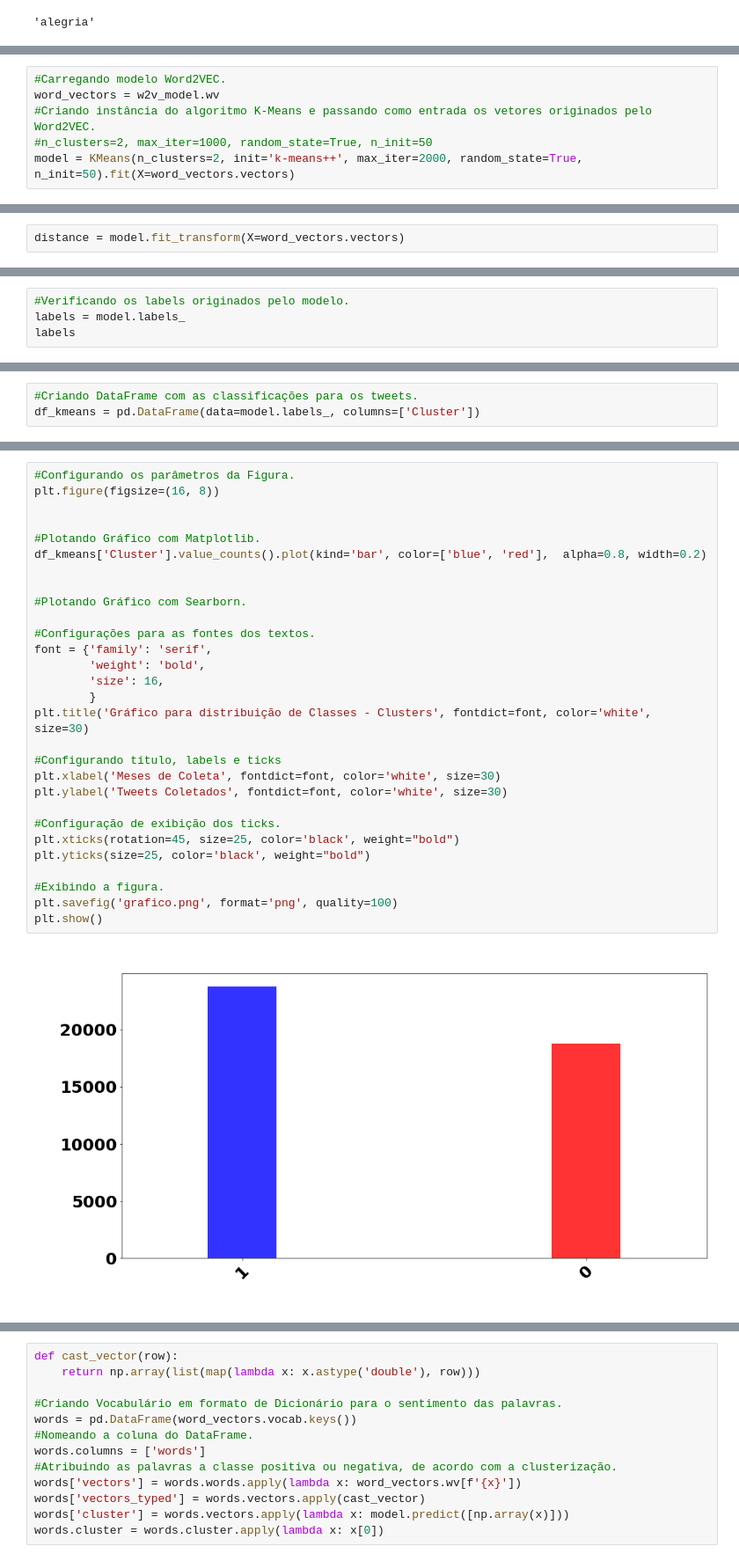
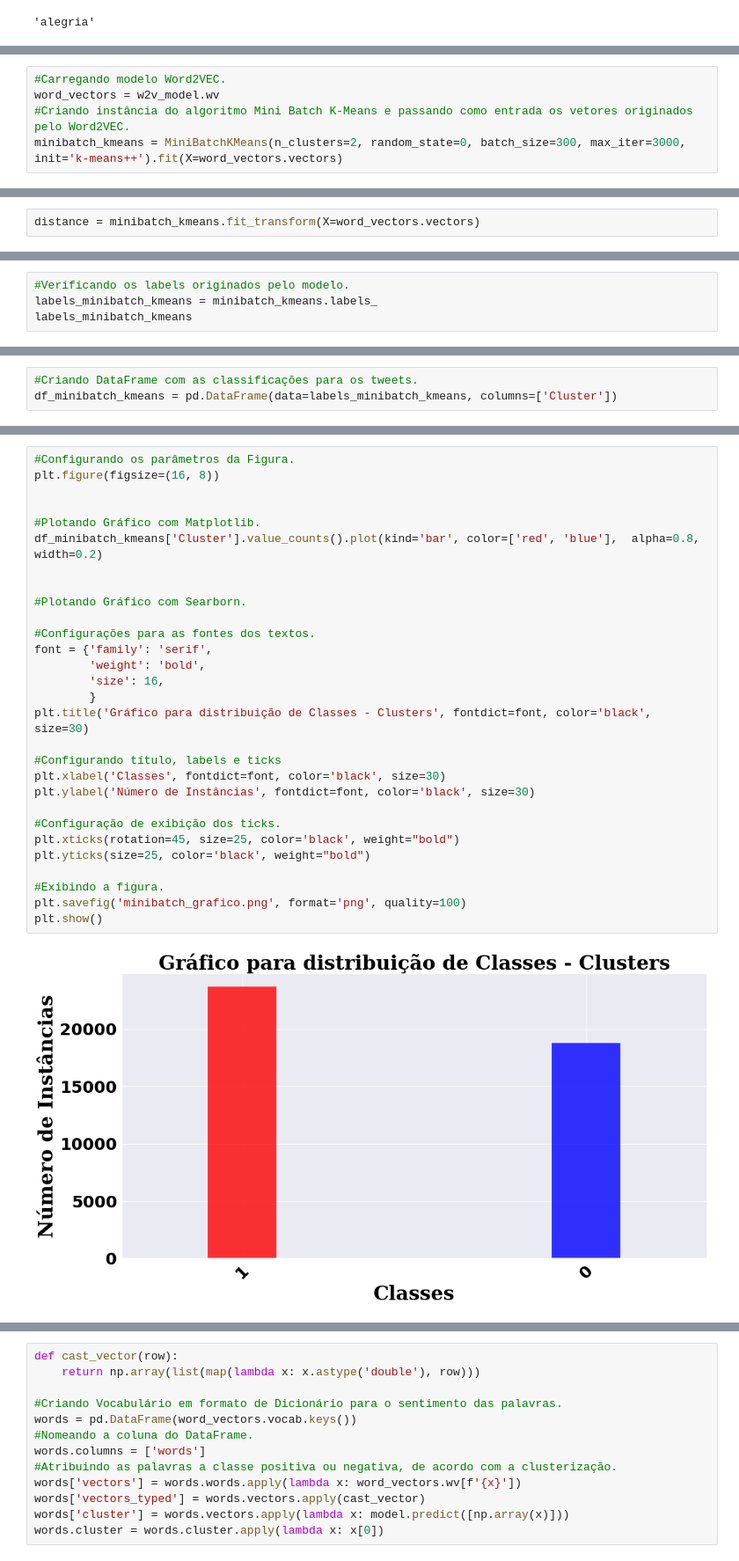
Before and after one commit to italolima04/monitoria-probabilidade-estatistica, a Jupyter notebook: Pesquisa-PID/Implementação-Algoritmos/Testes_Pesquisa.ipynb, the cells around one changed output, grey strips where cells are left out. Shown at 88% size. Saved outputs shown, nothing was run; the diff lists cells and outputs as text.

Commit message:
Inclusão do Algoritmo Mini Batch Kmeans + Implementação de métricas + Geração de gráficos comparativos

```diff
--- a/Pesquisa-PID/Implementação-Algoritmos/Testes_Pesquisa.ipynb
+++ b/Pesquisa-PID/Implementação-Algoritmos/Testes_Pesquisa.ipynb
@@ -495,6 +492,5 @@ from sklearn.cluster import KMeans
 # %%
 #Carregando modelo Word2VEC.
 word_vectors = w2v_model.wv
-#Criando instância do algoritmo K-Means e passando como entrada os vetores originados pelo Word2VEC.
-#n_clusters=2, max_iter=1000, random_state=True, n_init=50
-model = KMeans(n_clusters=2, init='k-means++', max_iter=2000, random_state=True, n_init=50).fit(X=word_vectors.vectors)
+#Criando instância do algoritmo Mini Batch K-Means e passando como entrada os vetores originados pelo Word2VEC.
+minibatch_kmeans = MiniBatchKMeans(n_clusters=2, random_state=0, batch_size=300, max_iter=3000, init='k-means++').fit(X=word_vectors.vectors)
@@ -541,5 +520,5 @@ array([[-2.05371510e-02,  1.75564587e-02,  6.80240244e-02,
 # %%
-distance = model.fit_transform(X=word_vectors.vectors)
+distance = minibatch_kmeans.fit_transform(X=word_vectors.vectors)
 # %%
 distance
 # %% [output]
@@ -556,6 +535,6 @@ len(model.labels_)
 42507
 # %%
 #Verificando os labels originados pelo modelo.
-labels = model.labels_
-labels
+labels_minibatch_kmeans = minibatch_kmeans.labels_
+labels_minibatch_kmeans
 # %% [output]
@@ -563,5 +542,5 @@ array([1, 1, 0, ..., 1, 1, 1], dtype=int32)
 # %%
 #Criando DataFrame com as classificações para os tweets.
-df_kmeans = pd.DataFrame(data=model.labels_, columns=['Cluster'])
+df_minibatch_kmeans = pd.DataFrame(data=labels_minibatch_kmeans, columns=['Cluster'])
 # %%
 #Visualizando o novo DataFrame criado.
@@ -597,31 +576,31 @@ Name: Cluster, dtype: float64
 # %%
 #Configurando os parâmetros da Figura.
 plt.figure(figsize=(16, 8))
 
 
 #Plotando Gráfico com Matplotlib.
-df_kmeans['Cluster'].value_counts().plot(kind='bar', color=['blue', 'red'],  alpha=0.8, width=0.2)
+df_minibatch_kmeans['Cluster'].value_counts().plot(kind='bar', color=['red', 'blue'],  alpha=0.8, width=0.2)
 
 
 #Plotando Gráfico com Searborn.
 
 #Configurações para as fontes dos textos.
 font = {'family': 'serif',
         'weight': 'bold',
         'size': 16,
         }
-plt.title('Gráfico para distribuição de Classes - Clusters', fontdict=font, color='white', size=30)
+plt.title('Gráfico para distribuição de Classes - Clusters', fontdict=font, color='black', size=30)
 
 #Configurando título, labels e ticks
-plt.xlabel('Meses de Coleta', fontdict=font, color='white', size=30)
-plt.ylabel('Tweets Coletados', fontdict=font, color='white', size=30)
+plt.xlabel('Classes', fontdict=font, color='black', size=30)
+plt.ylabel('Número de Instâncias', fontdict=font, color='black', size=30)
 
 #Configuração de exibição dos ticks.
 plt.xticks(rotation=45, size=25, color='black', weight="bold")
 plt.yticks(size=25, color='black', weight="bold")
 
 #Exibindo a figura.
-plt.savefig('grafico.png', format='png', quality=100)
+plt.savefig('minibatch_grafico.png', format='png', quality=100)
 plt.show()
 # %% [output]
-[figure, old version]
+[figure, new version]
```
Also changed, not shown: parts of 107 cells of this notebook.
